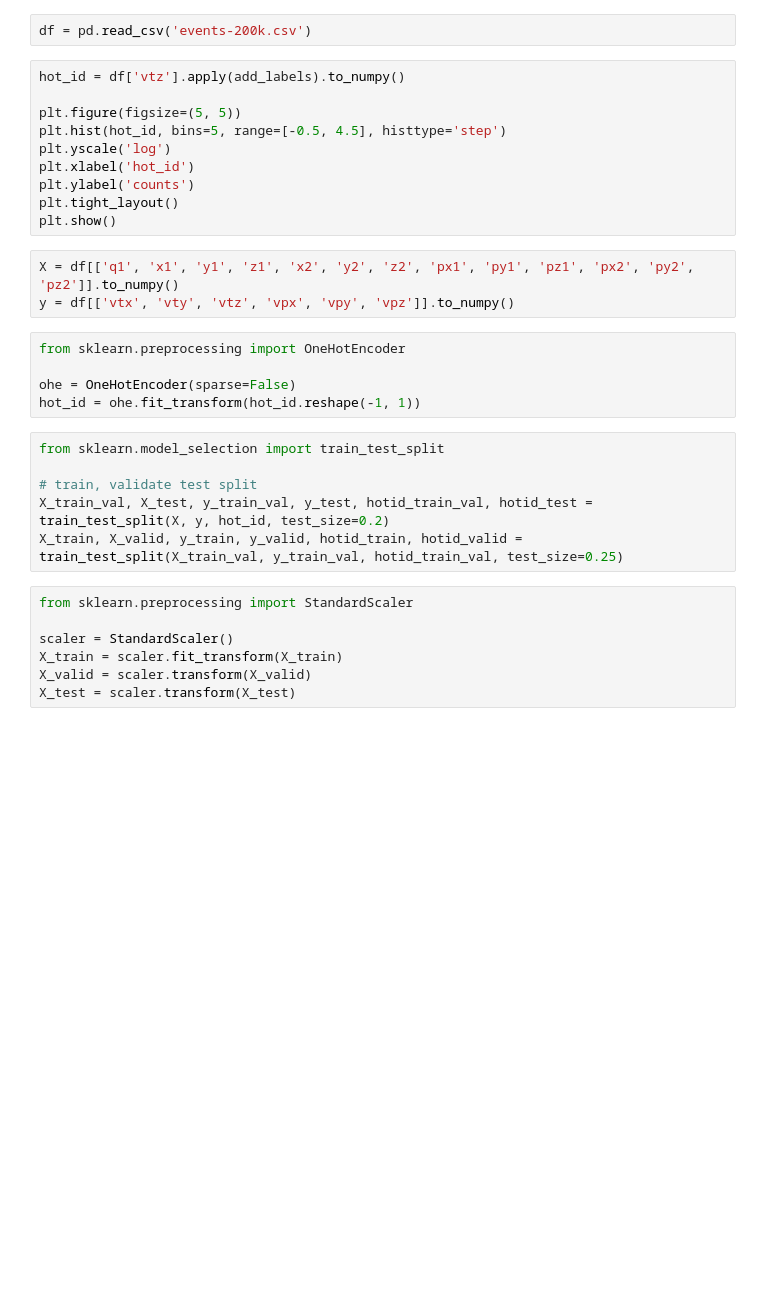
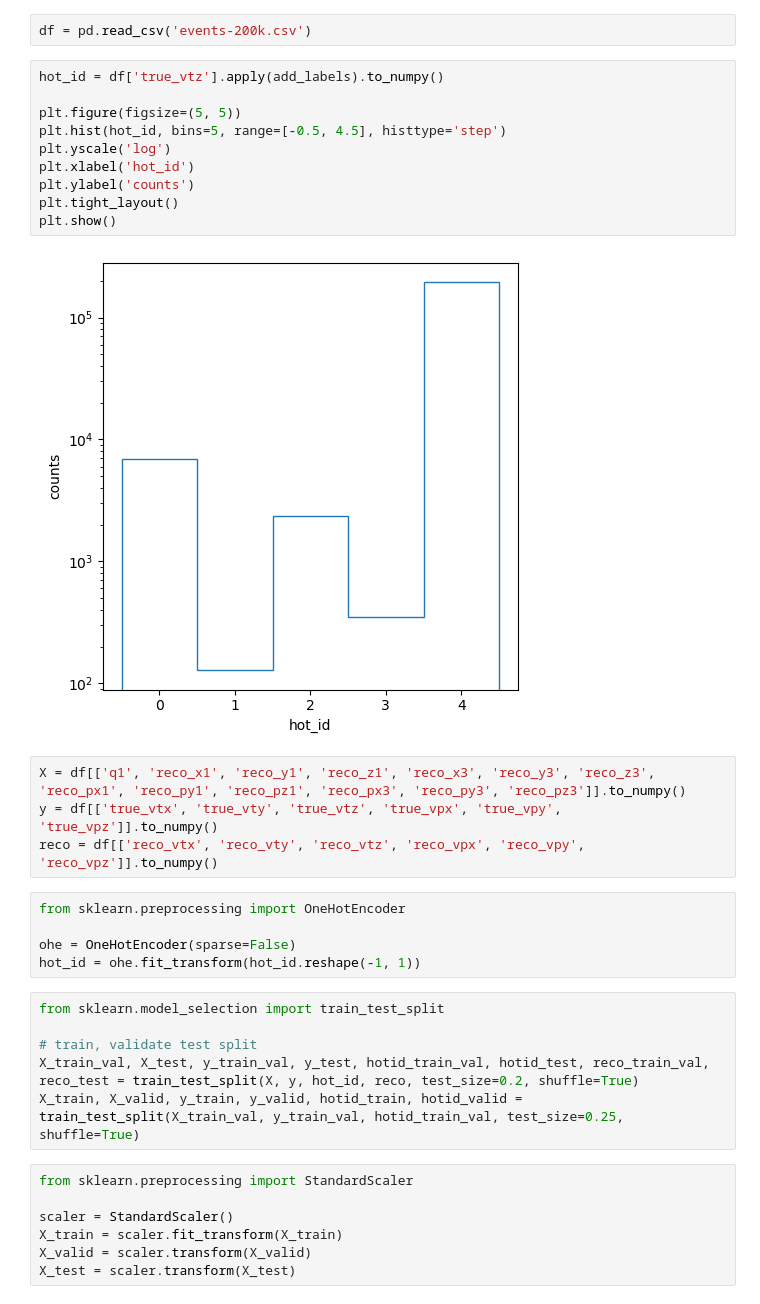
Before and after one commit to dinupa1/vertexML, a Jupyter notebook: pytorch-playground.ipynb, the cells around one changed output. Cells and saved outputs as stored; diff of their text form; blank space fills up the shorter version.

```diff
--- a/pytorch-playground.ipynb
+++ b/pytorch-playground.ipynb
@@ -27,18 +27,21 @@ def add_labels(z: float)->int:
 # %%
 df = pd.read_csv('events-200k.csv')
 # %%
-hot_id = df['vtz'].apply(add_labels).to_numpy()
+hot_id = df['true_vtz'].apply(add_labels).to_numpy()
 
 plt.figure(figsize=(5, 5))
 plt.hist(hot_id, bins=5, range=[-0.5, 4.5], histtype='step')
 plt.yscale('log')
 plt.xlabel('hot_id')
 plt.ylabel('counts')
 plt.tight_layout()
 plt.show()
+# %% [output]
+[figure, added]
 # %%
-X = df[['q1', 'x1', 'y1', 'z1', 'x2', 'y2', 'z2', 'px1', 'py1', 'pz1', 'px2', 'py2', 'pz2']].to_numpy()
-y = df[['vtx', 'vty', 'vtz', 'vpx', 'vpy', 'vpz']].to_numpy()
+X = df[['q1', 'reco_x1', 'reco_y1', 'reco_z1', 'reco_x3', 'reco_y3', 'reco_z3', 'reco_px1', 'reco_py1', 'reco_pz1', 'reco_px3', 'reco_py3', 'reco_pz3']].to_numpy()
+y = df[['true_vtx', 'true_vty', 'true_vtz', 'true_vpx', 'true_vpy', 'true_vpz']].to_numpy()
+reco = df[['reco_vtx', 'reco_vty', 'reco_vtz', 'reco_vpx', 'reco_vpy', 'reco_vpz']].to_numpy()
 # %%
 from sklearn.preprocessing import OneHotEncoder
 
@@ -48,8 +51,8 @@ hot_id = ohe.fit_transform(hot_id.reshape(-1, 1))
 from sklearn.model_selection import train_test_split
 
 # train, validate test split
-X_train_val, X_test, y_train_val, y_test, hotid_train_val, hotid_test = train_test_split(X, y, hot_id, test_size=0.2)
-X_train, X_valid, y_train, y_valid, hotid_train, hotid_valid = train_test_split(X_train_val, y_train_val, hotid_train_val, test_size=0.25)
+X_train_val, X_test, y_train_val, y_test, hotid_train_val, hotid_test, reco_train_val, reco_test = train_test_split(X, y, hot_id, reco, test_size=0.2, shuffle=True)
+X_train, X_valid, y_train, y_valid, hotid_train, hotid_valid = train_test_split(X_train_val, y_train_val, hotid_train_val, test_size=0.25, shuffle=True)
 # %%
 from sklearn.preprocessing import StandardScaler
 
```
Also changed, not shown: parts of 39 cells of this notebook, 2 other files.
